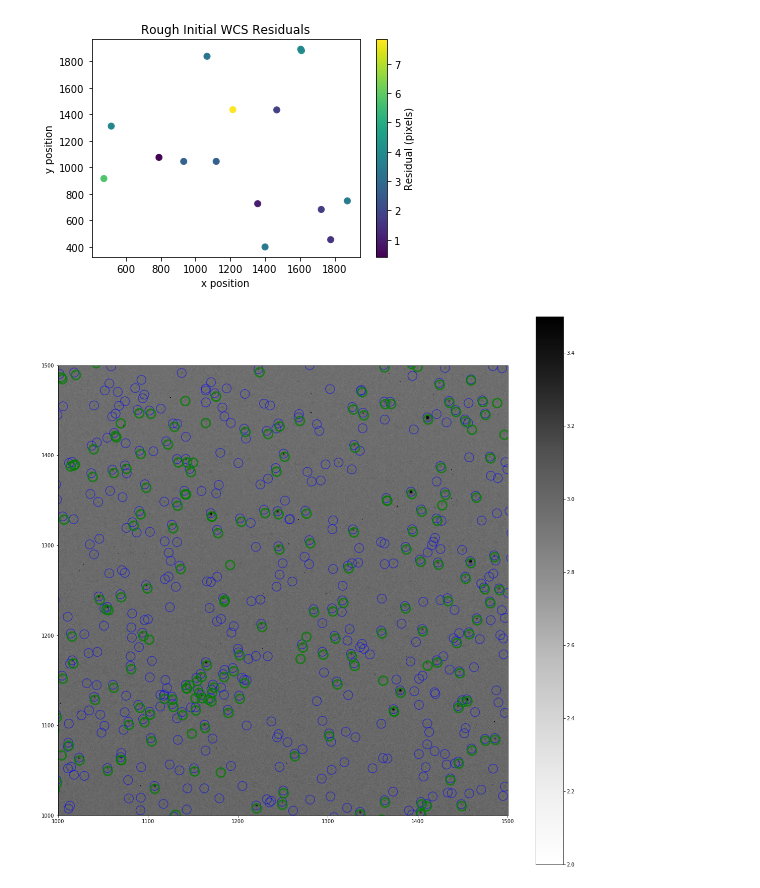
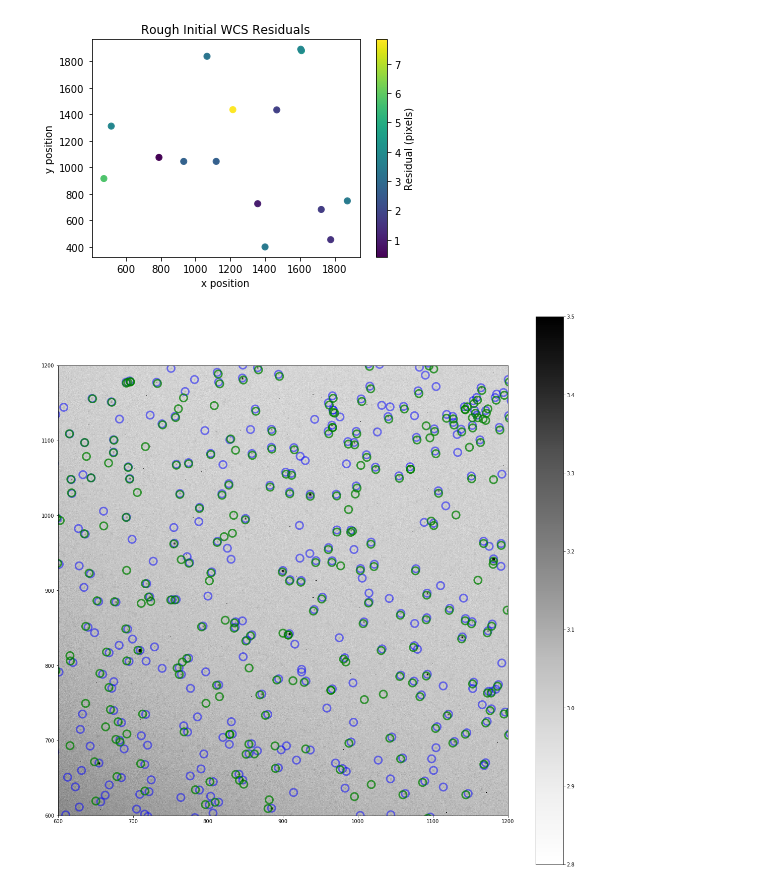
Before and after one commit to lsst/all_sky_phot, a Jupyter notebook: data/az_camera/Fit_WCS.ipynb, the cells around one changed output. Saved outputs shown, nothing was run; the diff lists cells and outputs as text; code cells hidden in the pictures.

```diff
--- a/data/az_camera/Fit_WCS.ipynb
+++ b/data/az_camera/Fit_WCS.ipynb
@@ -113,6 +119,8 @@ header = hdul[0].header.copy()
 hdul.close()
 # %%
 phot_params = default_phot_params()
+phot_params['dao_fwhm'] = 2.0
+phot_params['dao_thresh'] = 6.5
 phot_table = phot_image(image, phot_params=phot_params)
 # %%
 phot_appertures = CircularAperture( (phot_table['xcenter'], phot_table['ycenter']), r=5.)
@@ -130,13 +138,13 @@ x_expected, y_expected = wcs_initial.all_world2pix(az_cat[above], alt_cat[above]
 apertures = CircularAperture( (x_expected, y_expected), r=5.)
 # %%
 plt.figure(figsize=[20,20])
-plt.imshow(np.log10(image),  cmap='Greys', origin='lower', vmin=2, vmax=3.5)
+plt.imshow(np.log10(image),  cmap='Greys', origin='lower', vmin=2.8, vmax=3.5)
 plt.colorbar()
-plt.xlim([1000, 1500])
-plt.ylim([1000, 1500])
+plt.xlim([600, 1200])
+plt.ylim([600,1200])
 # Detected objects in blue
-phot_appertures.plot(color='blue', lw=1.5, alpha=0.5)
+phot_appertures.plot(color='blue', lw=3, alpha=0.5)
 # Predicted locations in green
 apertures.plot(color='green', lw=3, alpha=0.75)
 # %% [output]
-[figure, old version]
+[figure, new version]
```
Also changed, not shown: parts of 12 cells of this notebook, 1 other file.
